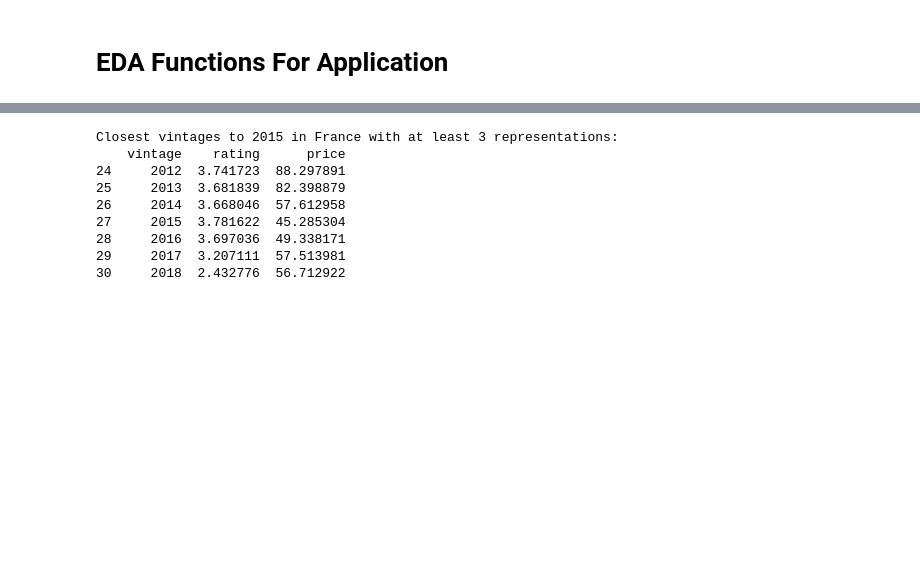
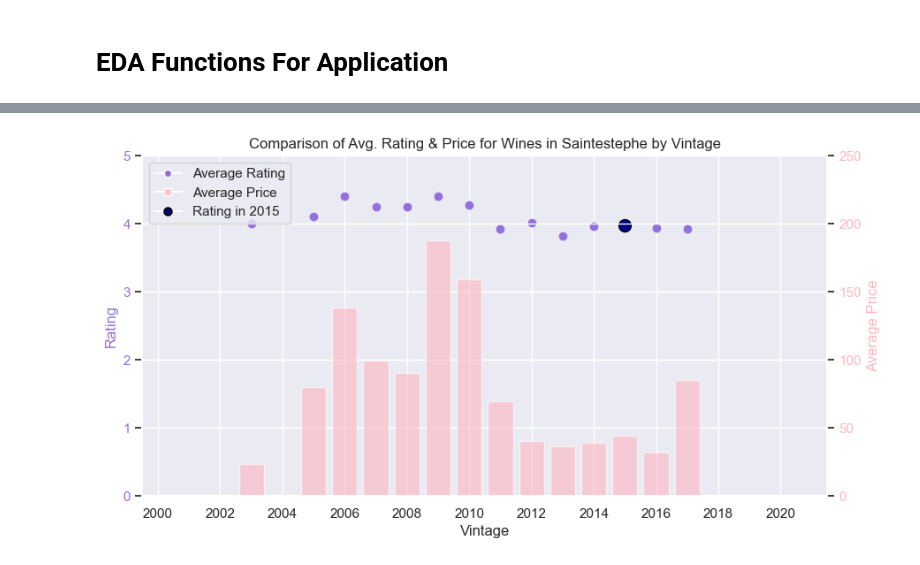
Before and after one commit to acdaniel864/capstone, a Jupyter notebook: code/03_eda.ipynb, the cells around one changed output, grey strips where cells are left out. Cells and saved outputs as stored; diff of their text form; code cells hidden in the pictures; blank space fills up the shorter version.

```diff
--- a/code/03_eda.ipynb
+++ b/code/03_eda.ipynb
@@ -442,42 +394,4 @@ plot_country_vintage_comparison(df, 'France', 2015)
-# %%
-def compare_close_vintages_in_country(df, country, vintage):
-    # Filter the DataFrame for the selected country
-    country_df = df[df['country'] == country]
-
-    # Ensure there are at least 3 representations in the data for the vintage
-    vintage_counts = country_df.groupby('vintage').filter(lambda x: len(x) >= 3)
-
-    # Group by vintage and calculate average rating and price for vintages with >= 3 representations
-    avg_metrics_by_vintage = vintage_counts.groupby('vintage')[['rating', 'price']].mean().reset_index()
-
-    # Find the specified vintage's position
-    vintage_position = avg_metrics_by_vintage[avg_metrics_by_vintage['vintage'] == vintage].index
-
-    # Check if specified vintage exists in the filtered DataFrame
-    if not vintage_position.empty:
-        position = vintage_position[0]
-
-        # Calculate the start and end positions to include 3 vintages before and after
-        start_pos = max(0, position - 3)
-        end_pos = min(len(avg_metrics_by_vintage), position + 4)  # +1 because slicing is exclusive
-
-        # Select the 6 closest vintages
-        closest_vintages = avg_metrics_by_vintage.iloc[start_pos:end_pos]
-
-        print(f"Closest vintages to {vintage} in {country} with at least 3 representations:")
-        print(closest_vintages)
-    else:
-        print(f"No data available for {country} in {vintage} or doesn't meet the representation criteria.")
-
-# Example usage
-compare_close_vintages_in_country(df, 'France', 2015)
-# %% [output]
-Closest vintages to 2015 in France with at least 3 representations:
-    vintage    rating      price
-24     2012  3.741723  88.297891
-25     2013  3.681839  82.398879
-26     2014  3.668046  57.612958
-27     2015  3.781622  45.285304
-28     2016  3.697036  49.338171
-29     2017  3.207111  57.513981
-30     2018  2.432776  56.712922
+# %%
+vis.plot_country_vintage_comparison(df, 'Saintestephe', 2015, plot_region=True)
+# %% [output]
+[figure, added]
```
Also changed, not shown: parts of 28 cells of this notebook, 13 other files.
